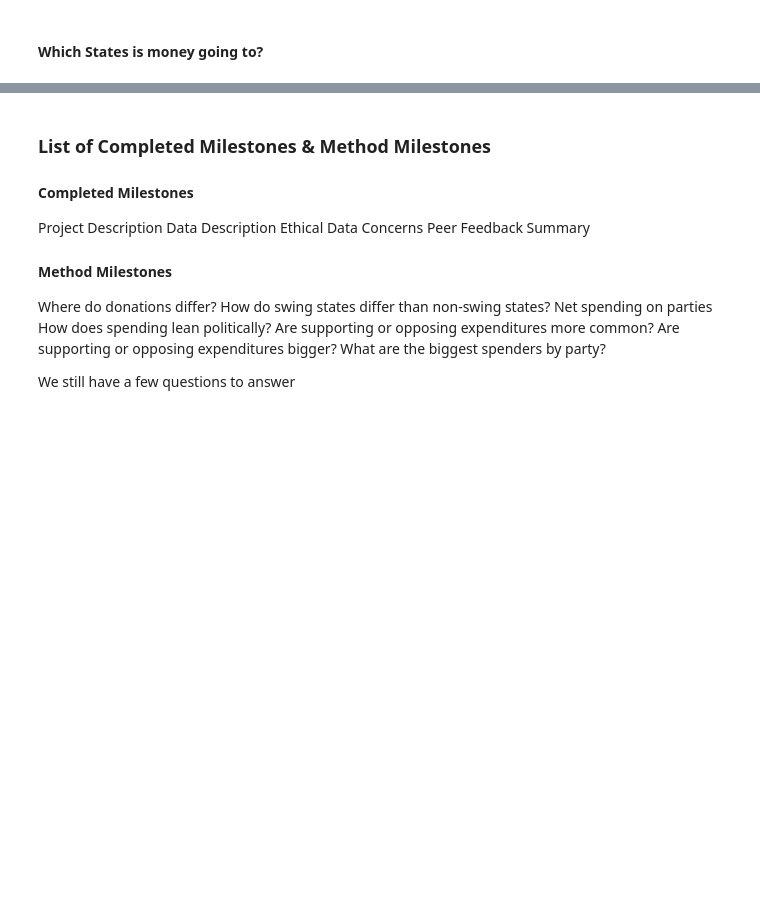
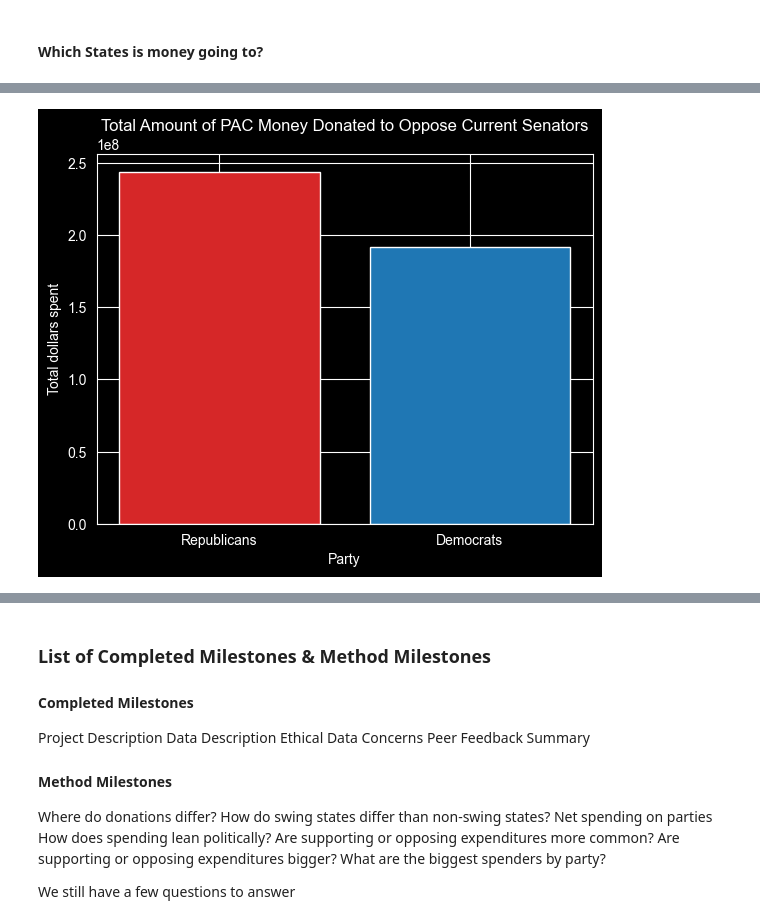
Before and after one commit to magicdracon/Data-Science-Final-Project, a Jupyter notebook: main.ipynb, the cells around one changed output, grey strips where cells are left out. Cells and saved outputs as stored; diff of their text form; code cells hidden in the pictures; blank space fills up the shorter version.

```diff
--- a/main.ipynb
+++ b/main.ipynb
@@ -980,0 +1101,9 @@ current_senators_df.head(20)
+# %%
+fig, ax = plt.subplots()
+ax.bar(["Republicans", "Democrats"], [total_amount_opposing_rep, total_amount_opposing_dem], color=['tab:red', 'tab:blue'])
+ax.set_title("Total Amount of PAC Money Donated to Oppose Current Senators")
+ax.set_xlabel("Party")
+ax.set_ylabel("Total dollars spent")
+plt.show()
+# %% [output]
+[figure, added]
```
Also changed, not shown: parts of 16 cells of this notebook.
